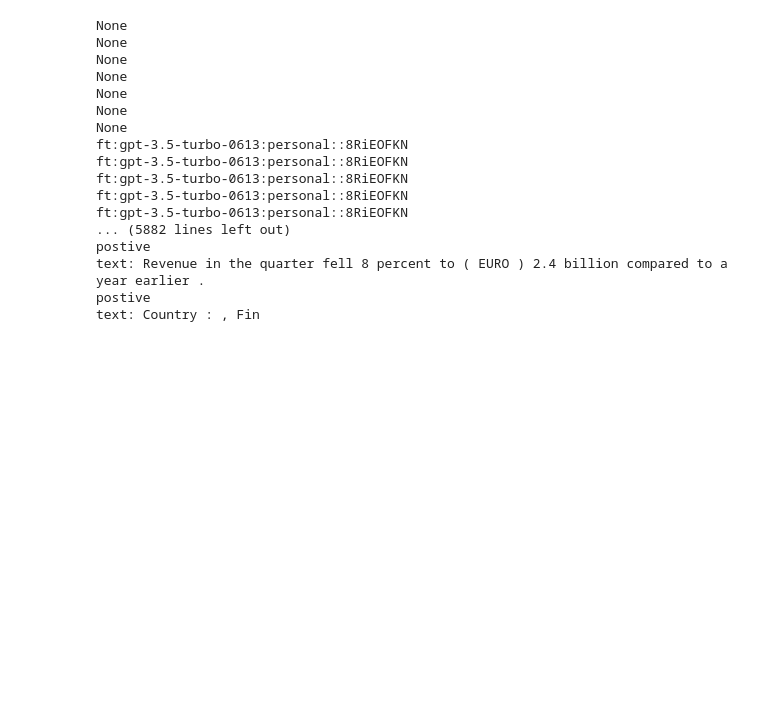
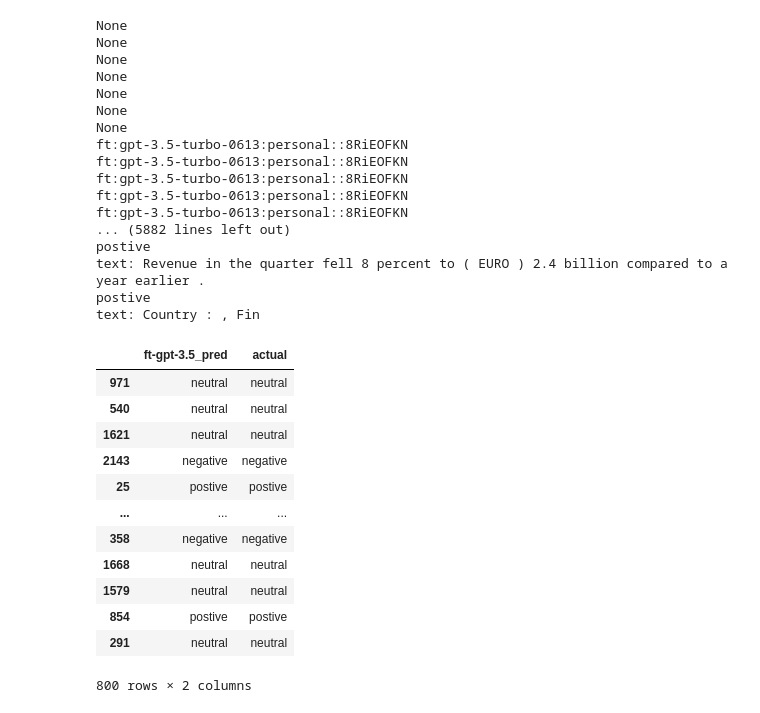
Before and after one commit to iiWhiteii/Anote-Text-Classification, a Jupyter notebook: Finance Dataset/GPT3.5_Turbo/GPT3.5_Turbo .ipynb, the cells around one changed output. Saved outputs shown, nothing was run; the diff lists cells and outputs as text; code cells hidden in the pictures; blank space fills up the shorter version.

```diff
--- a/Finance Dataset/GPT3.5_Turbo/GPT3.5_Turbo .ipynb
+++ b/Finance Dataset/GPT3.5_Turbo/GPT3.5_Turbo .ipynb
@@ -210,0 +225,20 @@ text: Country : , Fin
+# %%
+data = {'ft-gpt-3.5_pred': pred, 'actual': test_df['label'] }
+# %%
+Finance_pred_df = pd.DataFrame(data)
+# %%
+Finance_pred_df
+# %% [output]
+|  | ft-gpt-3.5_pred | actual |
+| 971 | neutral | neutral |
+| 540 | neutral | neutral |
+| 1621 | neutral | neutral |
+| 2143 | negative | negative |
+| 25 | postive | postive |
+| ... | ... | ... |
+| 358 | negative | negative |
+| 1668 | neutral | neutral |
+| 1579 | neutral | neutral |
+| 854 | postive | postive |
+| 291 | neutral | neutral |
+800 rows × 2 columns
```
Also changed, not shown: parts of 7 cells of this notebook, 17 other files.
